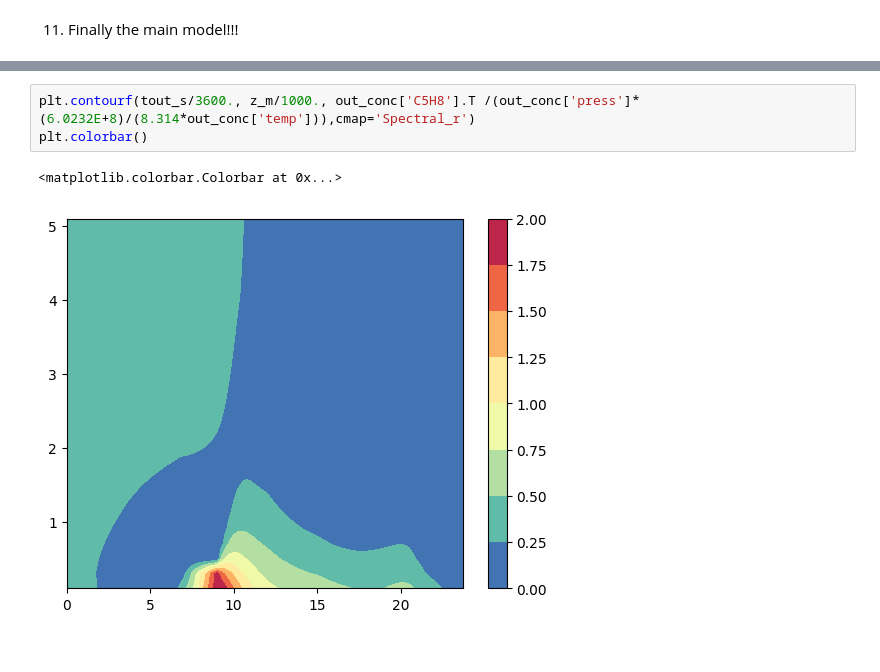
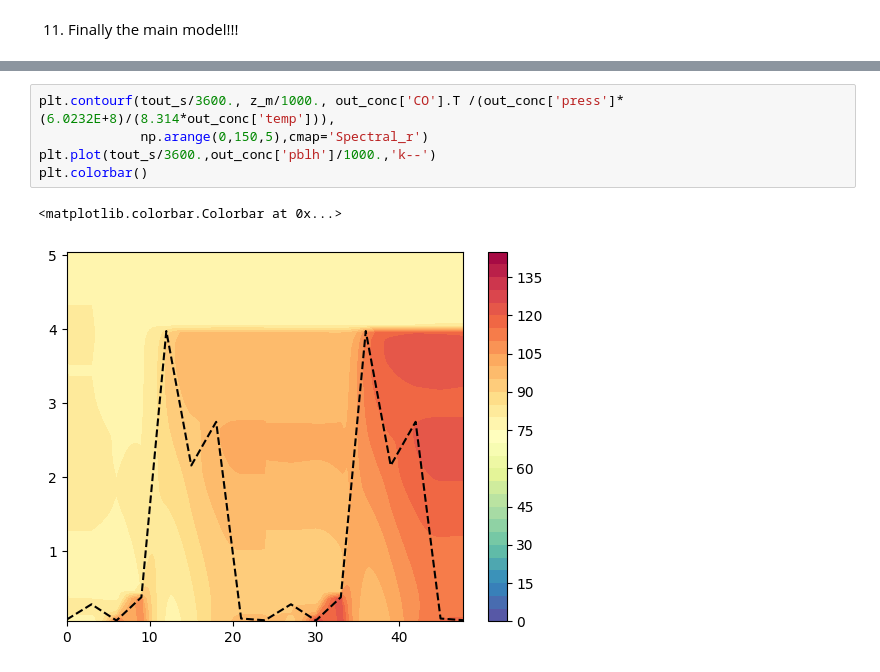
Before and after one commit to drpeppurr/yamcha, a Jupyter notebook: tutorial/YAMCHA_tutorial_ch10.ipynb, the cells around one changed output, grey strips where cells are left out. Saved outputs shown, nothing was run; the diff lists cells and outputs as text.

```diff
--- a/tutorial/YAMCHA_tutorial_ch10.ipynb
+++ b/tutorial/YAMCHA_tutorial_ch10.ipynb
@@ -1213,8 +1192,10 @@ plt.subplots_adjust(top=0.95, bottom=0.15, left=0.15, right=0.95, hspace=0.3, ws
 # %% [output]
 [figure]
 # %%
-plt.contourf(tout_s/3600., z_m/1000., out_conc['C5H8'].T /(out_conc['press']*(6.0232E+8)/(8.314*out_conc['temp'])),cmap='Spectral_r')
+plt.contourf(tout_s/3600., z_m/1000., out_conc['CO'].T /(out_conc['press']*(6.0232E+8)/(8.314*out_conc['temp'])),
+             np.arange(0,150,5),cmap='Spectral_r')
+plt.plot(tout_s/3600.,out_conc['pblh']/1000.,'k--')
 plt.colorbar()
 # %% [output]
 <matplotlib.colorbar.Colorbar at 0x...>
-[figure, old version]
+[figure, new version]
```
Also changed, not shown: parts of 4 cells of this notebook.
